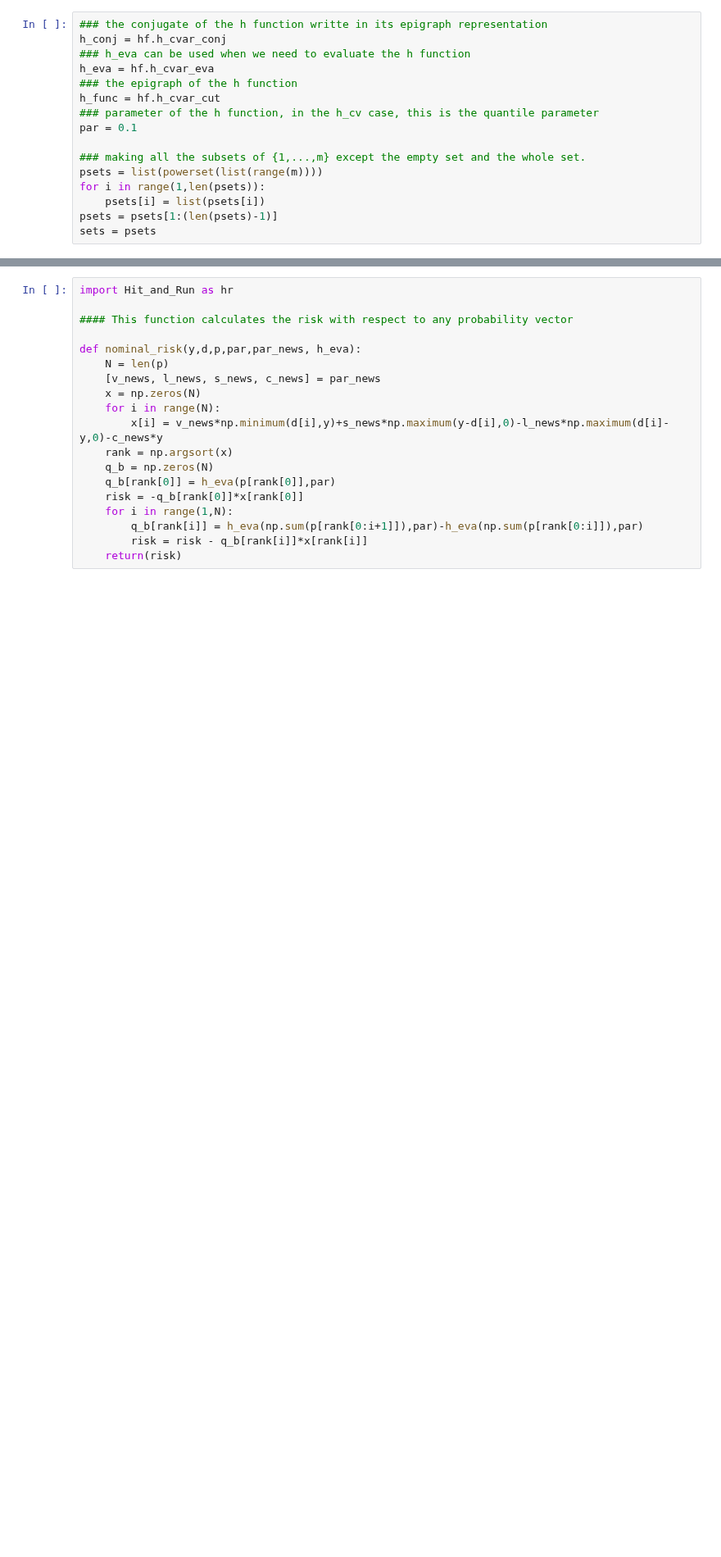
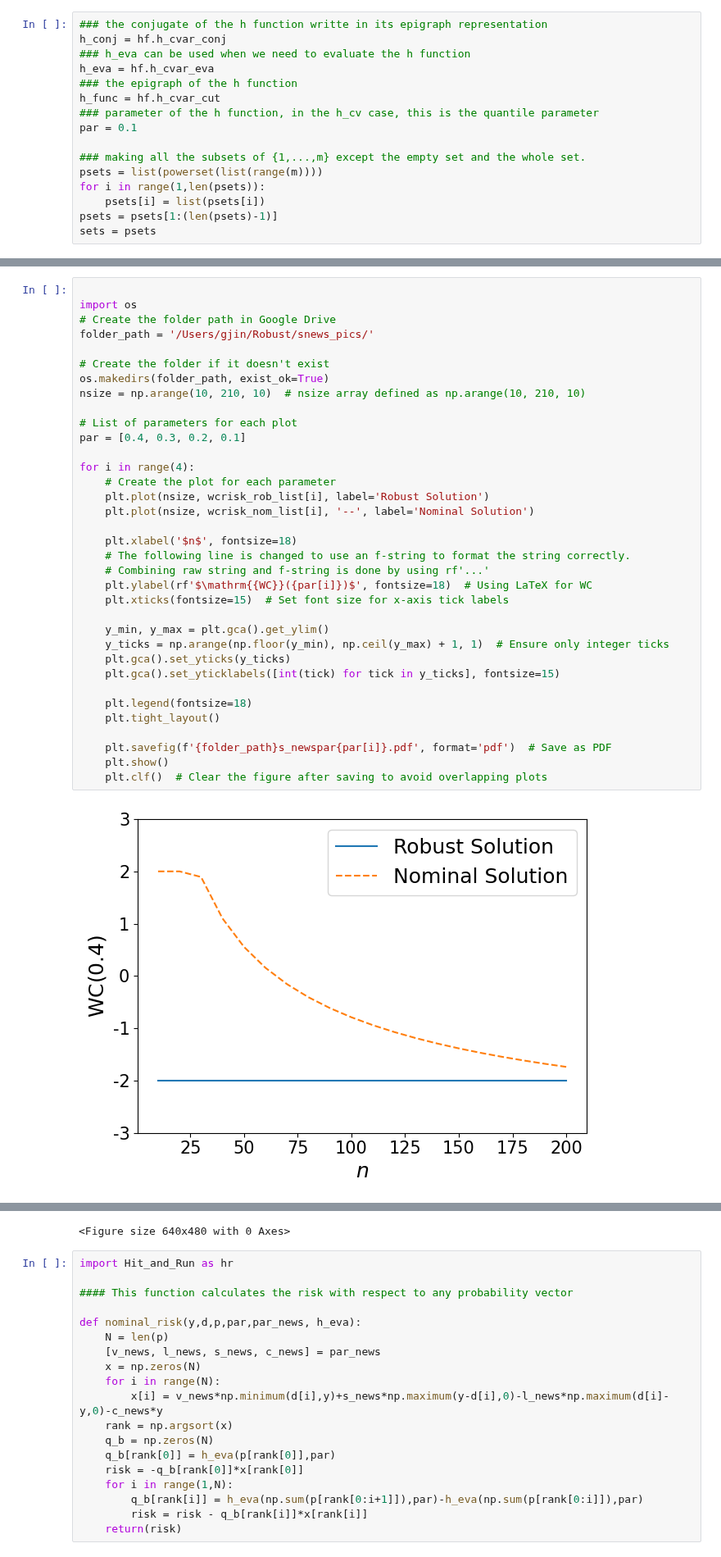
Before and after one commit to GuanJinNL/Robust_Optimization_Risk_Measures, a Jupyter notebook: Single_Item_Newsvendor.ipynb, the cells around one changed output, grey strips where cells are left out. Shown at 82% size. Drawn from its saved outputs; the diff is of its cells as text; blank space fills up the shorter version.

```diff
--- a/Single_Item_Newsvendor.ipynb
+++ b/Single_Item_Newsvendor.ipynb
@@ -252,0 +189,37 @@ In the second experiment, we compare the robust solution and the nominal solutio
+# %%
+
+import os
+# Create the folder path in Google Drive
+folder_path = '/Users/gjin/Robust/snews_pics/'
+
+# Create the folder if it doesn't exist
+os.makedirs(folder_path, exist_ok=True)
+nsize = np.arange(10, 210, 10)  # nsize array defined as np.arange(10, 210, 10)
+
+# List of parameters for each plot
+par = [0.4, 0.3, 0.2, 0.1]
+
+for i in range(4):
+    # Create the plot for each parameter
+    plt.plot(nsize, wcrisk_rob_list[i], label='Robust Solution')
+    plt.plot(nsize, wcrisk_nom_list[i], '--', label='Nominal Solution')
+
+    plt.xlabel('$n$', fontsize=18)
+    # The following line is changed to use an f-string to format the string correctly.
+    # Combining raw string and f-string is done by using rf'...'
+    plt.ylabel(rf'$\mathrm{{WC}}({par[i]})$', fontsize=18)  # Using LaTeX for WC
+    plt.xticks(fontsize=15)  # Set font size for x-axis tick labels
+
+    y_min, y_max = plt.gca().get_ylim()
+    y_ticks = np.arange(np.floor(y_min), np.ceil(y_max) + 1, 1)  # Ensure only integer ticks
+    plt.gca().set_yticks(y_ticks)
+    plt.gca().set_yticklabels([int(tick) for tick in y_ticks], fontsize=15)
+
+    plt.legend(fontsize=18)
+    plt.tight_layout()
+
+    plt.savefig(f'{folder_path}s_newspar{par[i]}.pdf', format='pdf')  # Save as PDF
+    plt.show()
+    plt.clf()  # Clear the figure after saving to avoid overlapping plots
+# %% [output]
+[figure, added]
@@ -253,3 +229,4 @@ In the second experiment, we compare the robust solution and the nominal solutio
+<Figure size 640x480 with 0 Axes>
 # %%
 import Hit_and_Run as hr
 
```
Also changed, not shown: parts of 25 cells of this notebook.
